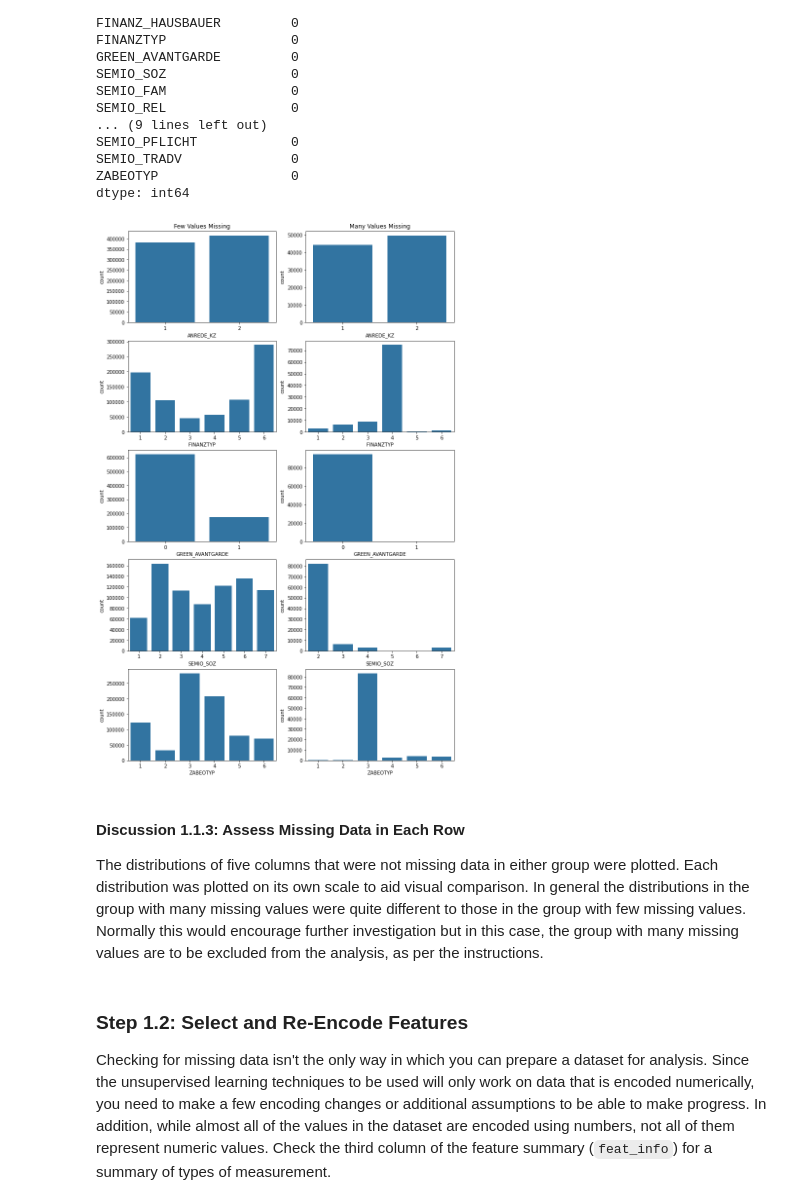
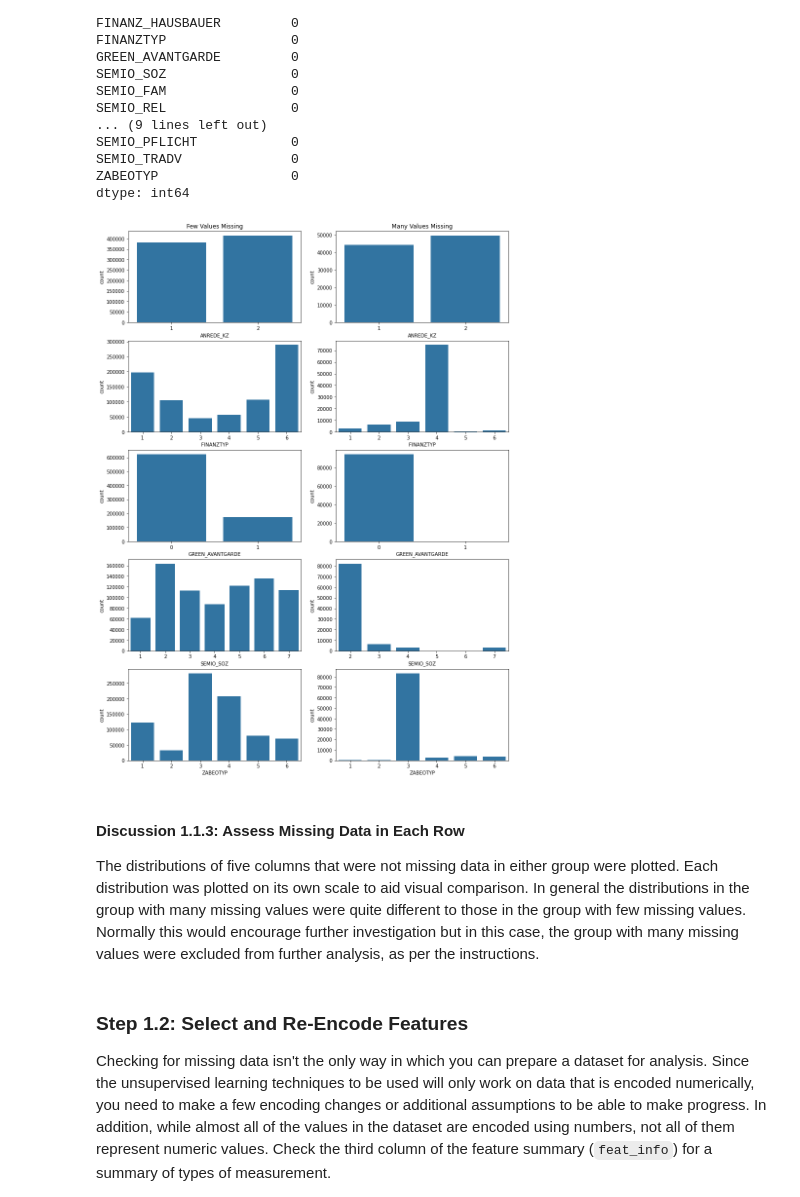
Before and after one commit to dendrenn/customer-segmentation, a Jupyter notebook: Identify_Customer_Segments.ipynb, the cells around one changed output. Drawn from its saved outputs; the diff is of its cells as text; code cells hidden in the pictures.

```diff
--- a/Identify_Customer_Segments.ipynb
+++ b/Identify_Customer_Segments.ipynb
@@ -392,18 +393,18 @@ def plot_subplots(column, data, colour, row_num, col_num):
 # %%
 columns = ['ANREDE_KZ', 'FINANZTYP', 'GREEN_AVANTGARDE', 'SEMIO_SOZ', 'ZABEOTYP']
 colour = sns.color_palette()[0]
 
-fig, axes = plt.subplots(5, 2, figsize=(2*6, 5*4))
+fig, axes = plt.subplots(nrows=5, ncols=2, figsize=(2*7, 5*4))
 row_num = 0
 for column in columns:
     plot_subplots(column, df_few_missing_rows, colour, row_num, 0)
     plot_subplots(column, df_many_missing_rows, colour, row_num, 1)
     row_num += 1
 # %% [output]
-[figure, old version]
+[figure, new version]
 # %% [markdown]
 #### Discussion 1.1.3: Assess Missing Data in Each Row
-The distributions of five columns that were not missing data in either group were plotted. Each distribution was plotted on its own scale to aid visual comparison. In general the distributions in the group with many missing values were quite different to those in the group with few missing values. Normally this would encourage further investigation but in this case, the group with many missing values are to be excluded from the analysis, as per the instructions.
+The distributions of five columns that were not missing data in either group were plotted. Each distribution was plotted on its own scale to aid visual comparison. In general the distributions in the group with many missing values were quite different to those in the group with few missing values. Normally this would encourage further investigation but in this case, the group with many missing values were excluded from further analysis, as per the instructions.
 # %% [markdown]
 ### Step 1.2: Select and Re-Encode Features
 
```
Also changed, not shown: parts of 36 cells of this notebook.
